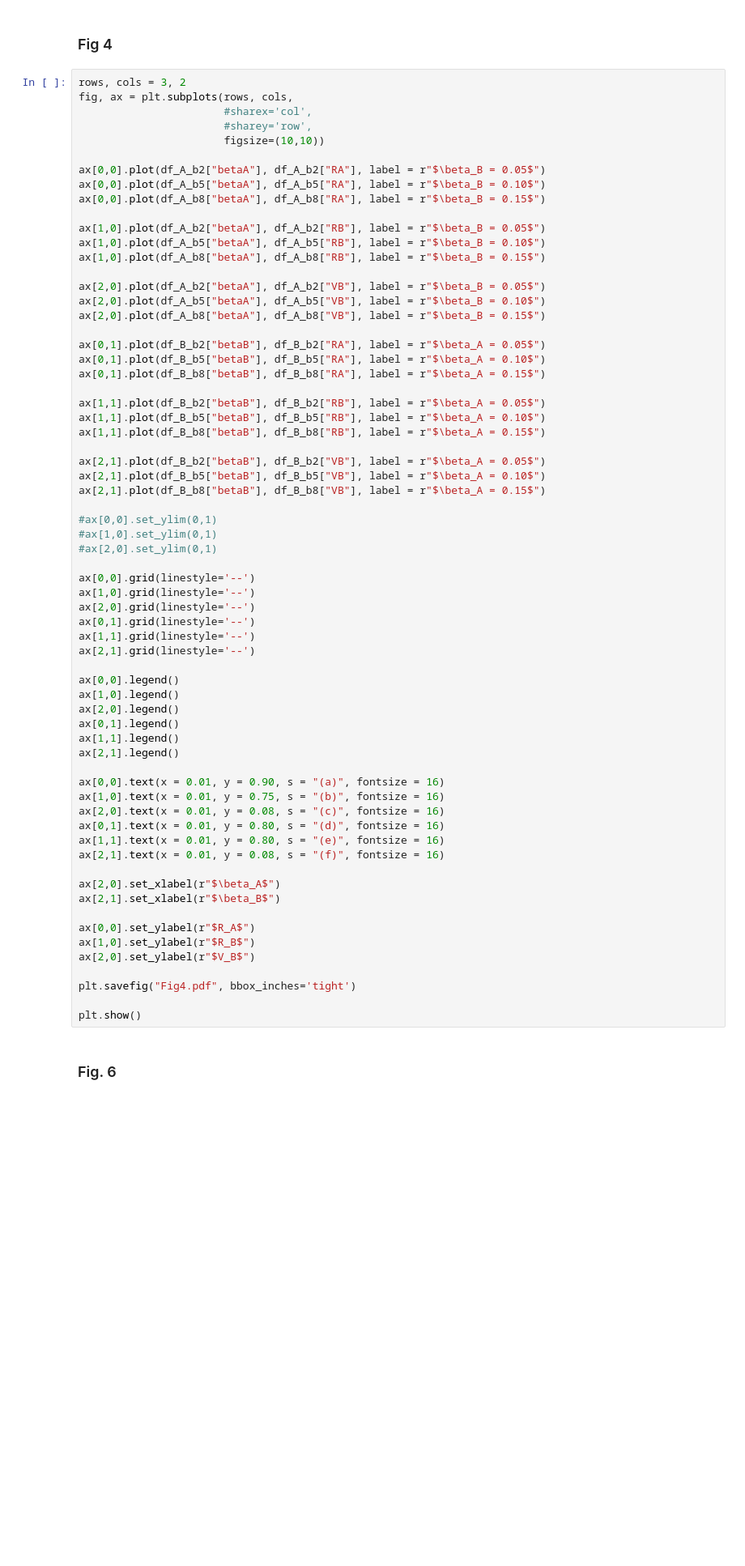
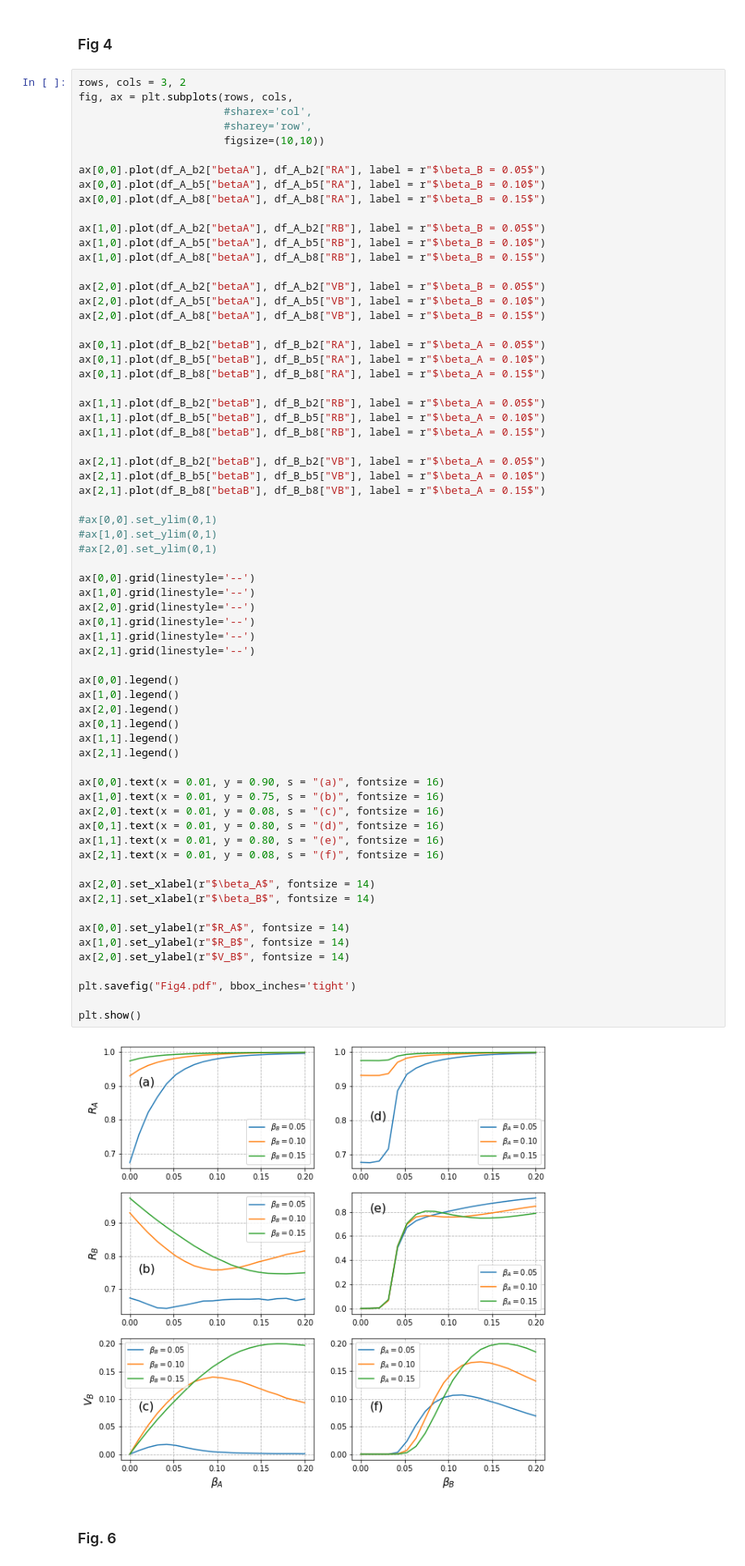
Before and after one commit to MattBortoletto/COVID19-Information-spreading, a Jupyter notebook: part_1/Results_Analysis_Part1.ipynb, the cells around one changed output. Shown at 81% size. Drawn from its saved outputs; the diff is of its cells as text; blank space fills up the shorter version.

```diff
--- a/part_1/Results_Analysis_Part1.ipynb
+++ b/part_1/Results_Analysis_Part1.ipynb
@@ -193,38 +195,40 @@ ax[2,1].plot(df_B_b8["betaB"], df_B_b8["VB"], label = r"$\beta_A = 0.15$")
 #ax[0,0].set_ylim(0,1)
 #ax[1,0].set_ylim(0,1)
 #ax[2,0].set_ylim(0,1)
 
 ax[0,0].grid(linestyle='--')
 ax[1,0].grid(linestyle='--')
 ax[2,0].grid(linestyle='--')
 ax[0,1].grid(linestyle='--')
 ax[1,1].grid(linestyle='--')
 ax[2,1].grid(linestyle='--')
 
 ax[0,0].legend()
 ax[1,0].legend()
 ax[2,0].legend()
 ax[0,1].legend()
 ax[1,1].legend()
 ax[2,1].legend()
 
 ax[0,0].text(x = 0.01, y = 0.90, s = "(a)", fontsize = 16)
 ax[1,0].text(x = 0.01, y = 0.75, s = "(b)", fontsize = 16)
 ax[2,0].text(x = 0.01, y = 0.08, s = "(c)", fontsize = 16)
 ax[0,1].text(x = 0.01, y = 0.80, s = "(d)", fontsize = 16)
 ax[1,1].text(x = 0.01, y = 0.80, s = "(e)", fontsize = 16)
 ax[2,1].text(x = 0.01, y = 0.08, s = "(f)", fontsize = 16)
 
-ax[2,0].set_xlabel(r"$\beta_A$")
-ax[2,1].set_xlabel(r"$\beta_B$")
+ax[2,0].set_xlabel(r"$\beta_A$", fontsize = 14)
+ax[2,1].set_xlabel(r"$\beta_B$", fontsize = 14)
 
-ax[0,0].set_ylabel(r"$R_A$")
-ax[1,0].set_ylabel(r"$R_B$")
-ax[2,0].set_ylabel(r"$V_B$")
+ax[0,0].set_ylabel(r"$R_A$", fontsize = 14)
+ax[1,0].set_ylabel(r"$R_B$", fontsize = 14)
+ax[2,0].set_ylabel(r"$V_B$", fontsize = 14)
 
 plt.savefig("Fig4.pdf", bbox_inches='tight')
 
 plt.show()
+# %% [output]
+[figure, added]
 # %% [markdown]
 ### Fig. 6
 # %%
```
Also changed, not shown: parts of 3 cells of this notebook, 4 other files.
